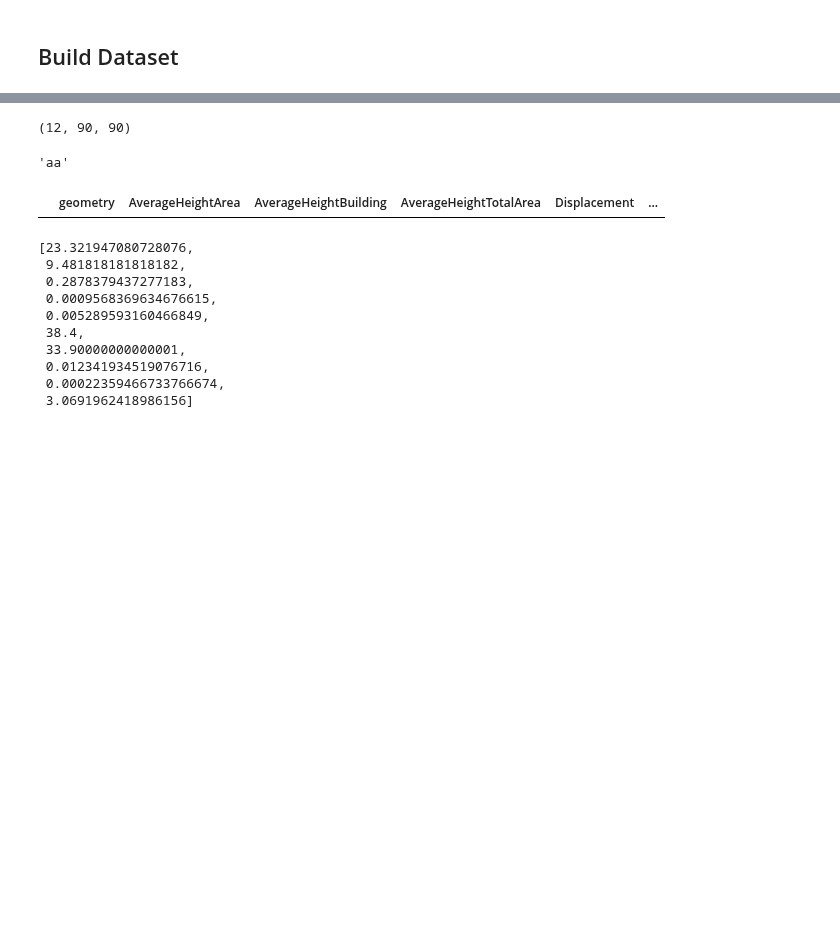
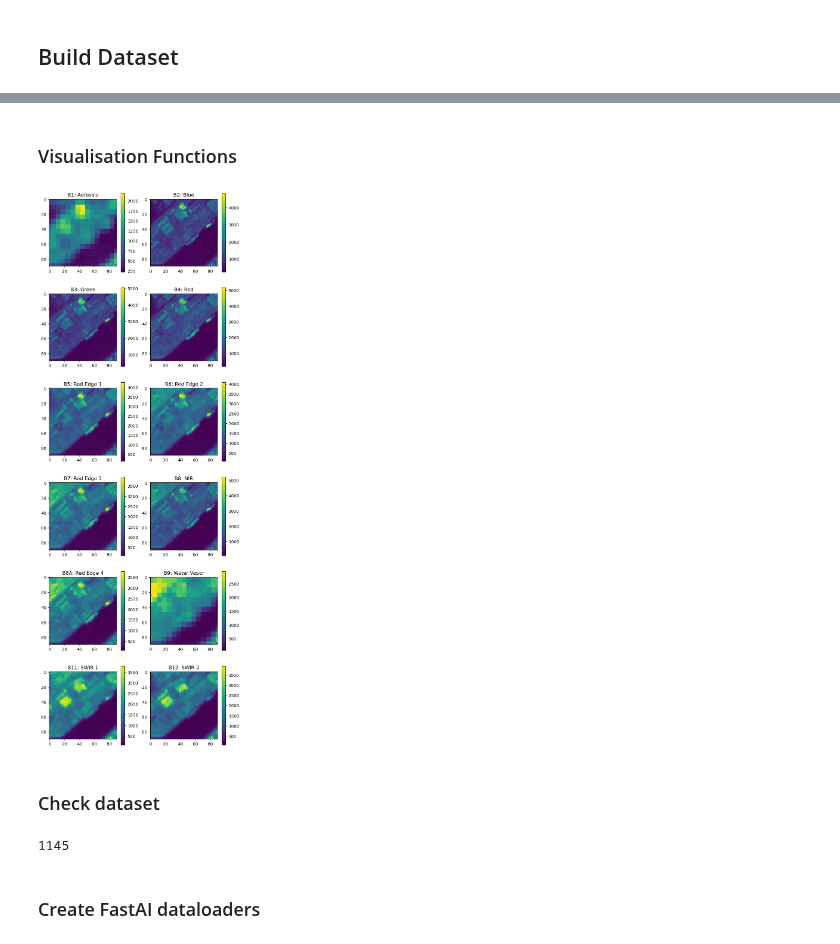
Before and after one commit to LQCHAN022/UMP-estimation, a Jupyter notebook: sentinel_ump_12ch.ipynb, the cells around one changed output, grey strips where cells are left out. Drawn from its saved outputs; the diff is of its cells as text; code cells hidden in the pictures; blank space fills up the shorter version.

Commit message:
Implement DataLoaders

```diff
--- a/sentinel_ump_12ch.ipynb
+++ b/sentinel_ump_12ch.ipynb
@@ -80,7 +84,14 @@ class UMPDataset(Dataset):
             raise KeyError(f"{target} not found in {self.dir_path}")
 
         image = gdal.Open(file_name, gdal.GA_ReadOnly).ReadAsArray()
-        umps = list(Y_osaka.iloc[idx][[
+
+        if image.shape != (12, 90, 90):
+            print("Non-standard image shape:", image.shape)
+            if image.shape[0] != 12:
+                raise ValueError(f"Incorrect number of channels, {image.shape[0]} channels present when 12 expected")
+
+
+        umps = list(self.ump_df.iloc[idx][[
             "AverageHeightArea",
             "AverageHeightBuilding",
             "AverageHeightTotalArea",
@@ -102,3 +116,3 @@ class UMPDataset(Dataset):
 # %%
-Y_osaka = gpd.read_feather("data/Y_UMP/Y_osaka_3.feather")
+Y_osaka = gpd.read_feather("data/Y_UMP/Y_osaka_4.feather")
 ds_osaka = UMPDataset(Y_osaka, "data/X_sentinel/osaka")
@@ -109,39 +119,12 @@ glob.glob("data/X_sentinel/osaka/**/*.tiff")
-# %%
-ds_osaka[0]["image"].shape
-# %% [output]
-(12, 90, 90)
-# %%
-files = ["aa", "aaa", "bbb", "aaa"]
-next((s for s in files if "a" in s), None)
-# %% [output]
-'aa'
-# %%
-Y_osaka = gpd.read_feather("data/Y_UMP/Y_osaka_3.feather")
-Y_osaka[pd.DataFrame.any(Y_osaka.isna(), axis= 1)]
-# Y_osaka
-# %% [output]
-|  | geometry | AverageHeightArea | AverageHeightBuilding | AverageHeightTotalArea | Displacement | ... |
-# %%
-list(Y_osaka.iloc[0][[
-    "AverageHeightArea",
-    "AverageHeightBuilding",
-    "AverageHeightTotalArea",
-    "Displacement",
-    "FrontalAreaIndex",
-    "MaximumHeight",
-    "PercentileHeight",
-    "PlanarAreaIndex",
-    "RoughnessLength",
-    "StandardDeviation",
-]])
-# %% [output]
-[23.321947080728076,
- 9.481818181818182,
- 0.2878379437277183,
- 0.0009568369634676615,
- 0.005289593160466849,
- 38.4,
- 33.90000000000001,
- 0.012341934519076716,
- 0.00022359466733766674,
- 3.0691962418986156]
+# %% [markdown]
+### Visualisation Functions
+# %%
+du.plotArray(ds_osaka[0]["image"])
+# %% [output]
+[figure, added]
+# %% [markdown]
+### Check dataset
+# %%
+len(ds_osaka)
+# %% [output]
+1145
@@ -147,0 +139,2 @@ list(Y_osaka.iloc[0][[
+# %% [markdown]
+### Create FastAI dataloaders
```
Also changed, not shown: parts of 29 cells of this notebook.
